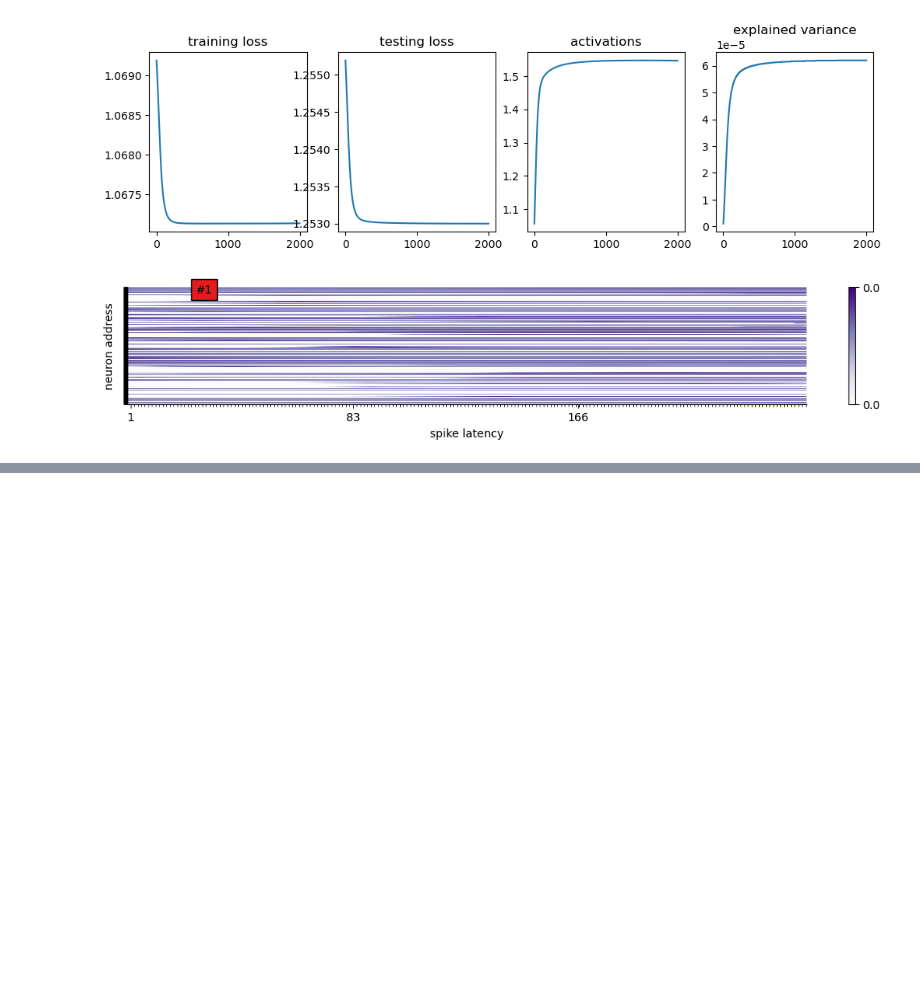
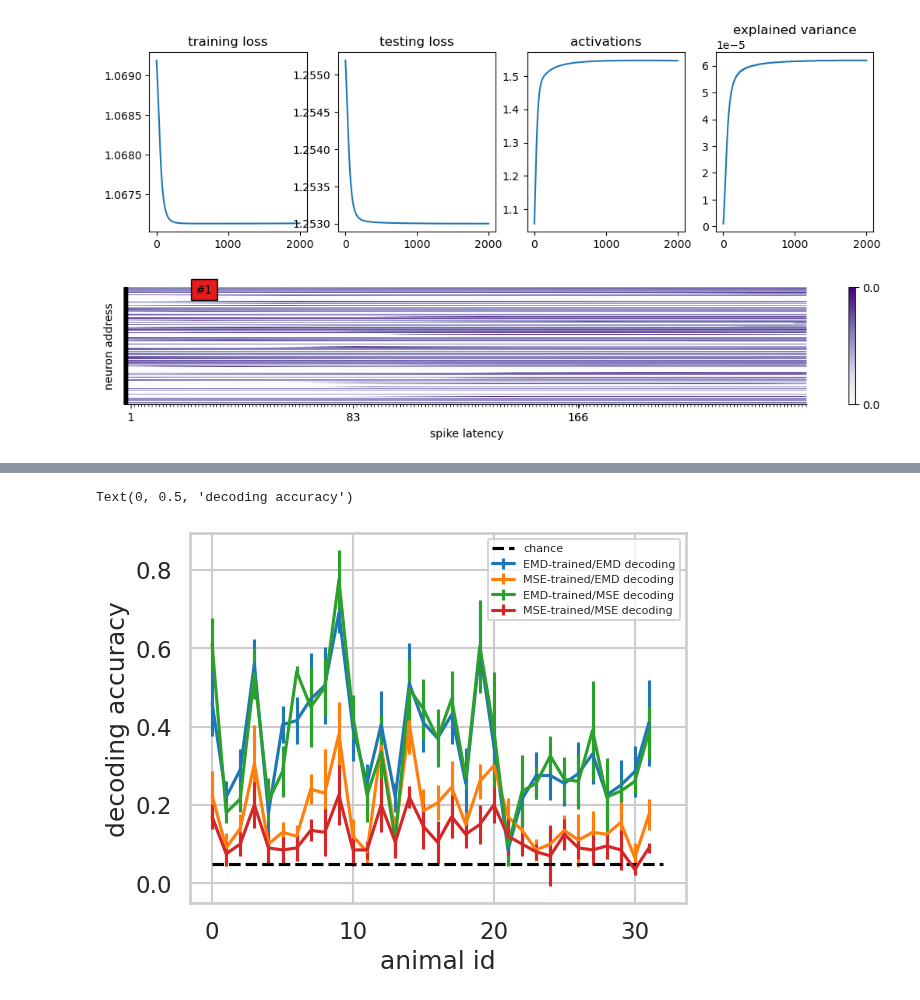
Before and after one commit to AntoineGrimaldi/wassa, a Jupyter notebook: results_paper/annexe_allendataset_decoding_no_normalization_FRs.ipynb, the cells around one changed output, grey strips where cells are left out. Drawn from its saved outputs; the diff is of its cells as text; code cells hidden in the pictures; blank space fills up the shorter version.

```diff
--- a/results_paper/annexe_allendataset_decoding_no_normalization_FRs.ipynb
+++ b/results_paper/annexe_allendataset_decoding_no_normalization_FRs.ipynb
@@ -248,0 +368,21 @@ for row in range(2):
+# %%
+all_emd_mse_shuf, all_emd_emd_shuf, weights_emd, _ = classifier(dataset_name,training_parameters_emd,metric_names,saving_path=saving_path,shuffle_spikes=True,device=device)
+# %%
+all_mse_mse_shuf, all_mse_emd_shuf, weights_mse, _ = classifier(dataset_name,training_parameters_mse,metric_names,saving_path=saving_path,shuffle_spikes=True,device=device)
+# %%
+acc_emd_emd_shuf = decoding_accuracy(all_emd_emd_shuf)
+number_animals = acc_emd_emd_shuf.shape[1]
+plt.errorbar(torch.arange(number_animals),acc_emd_emd_shuf.mean(axis=0),acc_emd_emd_shuf.std(axis=0),label='EMD-trained/EMD decoding')
+acc_mse_emd_shuf = decoding_accuracy(all_mse_emd_shuf)
+plt.errorbar(torch.arange(number_animals),acc_mse_emd_shuf.mean(axis=0),acc_mse_emd_shuf.std(axis=0),label='MSE-trained/EMD decoding')
+acc_emd_mse_shuf = decoding_accuracy(all_emd_mse_shuf)
+plt.errorbar(torch.arange(number_animals),acc_emd_mse_shuf.mean(axis=0),acc_emd_mse_shuf.std(axis=0),label='EMD-trained/MSE decoding')
+acc_mse_mse_shuf = decoding_accuracy(all_mse_mse_shuf)
+plt.errorbar(torch.arange(number_animals),acc_mse_mse_shuf.mean(axis=0),acc_mse_mse_shuf.std(axis=0),label='MSE-trained/MSE decoding')
+plt.hlines(.05,0,32,color='black',linestyles='dashed',label='chance')
+plt.legend(prop={'size': 8})
+plt.xlabel('animal id')
+plt.ylabel('decoding accuracy')
+# %% [output]
+Text(0, 0.5, 'decoding accuracy')
+[figure, added]
```
Also changed, not shown: parts of 13 cells of this notebook, 6 other files.
